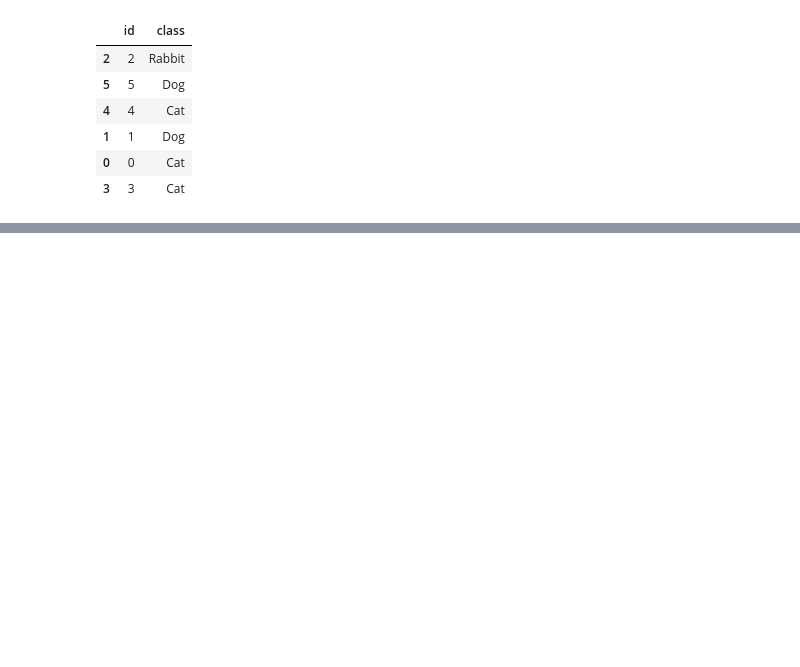
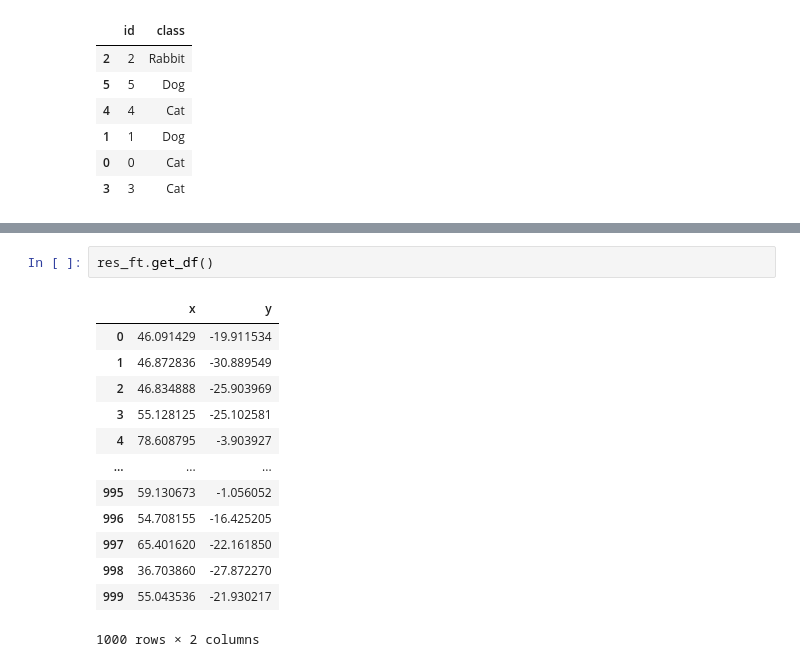
Before and after one commit to joeltanwr/DirtyDF, a Jupyter notebook: test_mtjjv.ipynb, the cells around one changed output, grey strips where cells are left out. Drawn from its saved outputs; the diff is of its cells as text; blank space fills up the shorter version.

```diff
--- a/test_mtjjv.ipynb
+++ b/test_mtjjv.ipynb
@@ -151,0 +106,16 @@ array([[0., 0., 1., 0., 0., 0., 0., 0., 1., 1., 0.],
+# %%
+res_ft.get_df()
+# %% [output]
+|  | x | y |
+| 0 | 46.091429 | -19.911534 |
+| 1 | 46.872836 | -30.889549 |
+| 2 | 46.834888 | -25.903969 |
+| 3 | 55.128125 | -25.102581 |
+| 4 | 78.608795 | -3.903927 |
+| ... | ... | ... |
+| 995 | 59.130673 | -1.056052 |
+| 996 | 54.708155 | -16.425205 |
+| 997 | 65.401620 | -22.161850 |
+| 998 | 36.703860 | -27.872270 |
+| 999 | 55.043536 | -21.930217 |
+1000 rows × 2 columns
```
Also changed, not shown: parts of 36 cells of this notebook, 1 other file.
